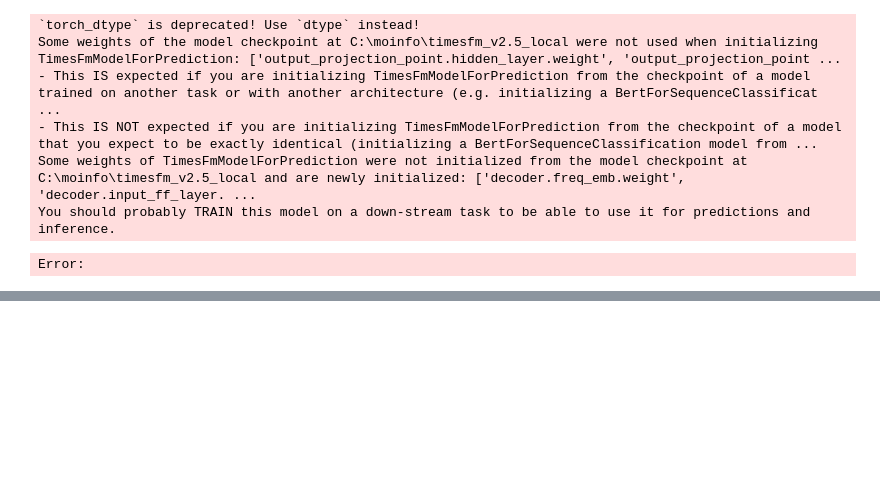
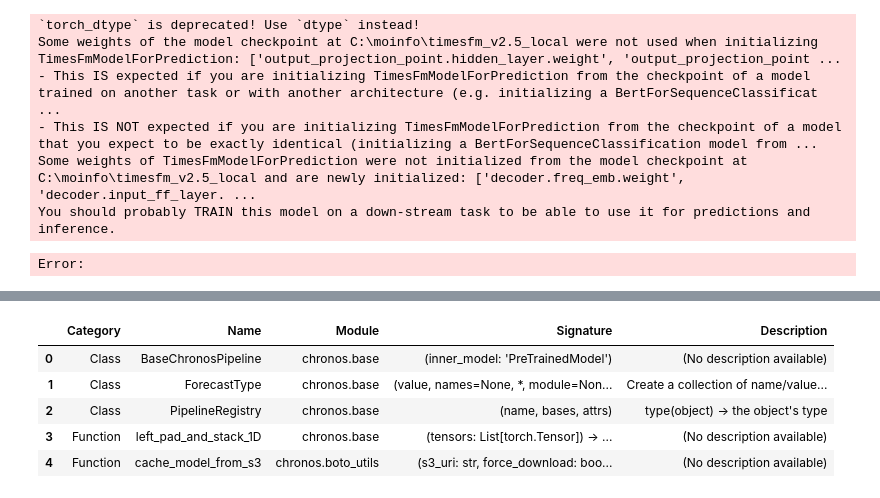
Before and after one commit to arumajirou/moinfo, a Jupyter notebook: moinfo.ipynb, the cells around one changed output, grey strips where cells are left out. Drawn from its saved outputs; the diff is of its cells as text; code cells hidden in the pictures; blank space fills up the shorter version.

```diff
--- a/moinfo.ipynb
+++ b/moinfo.ipynb
@@ -2390,0 +3259,91 @@ FineTuneConfig(model_path='C:\\moinfo\\timesfm_v2.5_local', csv_path='C:\\moinfo
+# %%
+import pkgutil
+import importlib
+import inspect
+import pandas as pd
+import chronos
+import os
+
+def discover_all_capabilities(library_module):
+    """
+    ライブラリ内の全ての公開クラス・関数を探索し、
+    その「機能（Docstring）」を一覧化して隠れた機能を発掘する。
+    """
+    catalog = []
+
+    # パッケージのパスを取得
+    # 注意: インストール環境によっては __path__ がリストの場合があるため対応
+    package_path = library_module.__path__
+    prefix = library_module.__name__ + "."
+
+    print(f"🚀 Exploring library: {library_module.__name__}...")
+
+    # 再帰的にモジュールを探索
+    for _, name, ispkg in pkgutil.walk_packages(package_path, prefix):
+        try:
+            module = importlib.import_module(name)
+
+            # モジュール内のメンバーを検査
+            for member_name, obj in inspect.getmembers(module):
+                # プライベートメンバと他所からのインポートを除外
+                if member_name.startswith("_"): continue
+
+                # クラスまたは関数のみ対象
+                if inspect.isclass(obj) or inspect.isfunction(obj):
+                    # そのライブラリ等で定義されたものに限定（外部ライブラリの除外）
+                    if hasattr(obj, '__module__') and obj.__module__ and obj.__module__.startswith(library_module.__name__):
+
+                        # Docstringの取得と整形
+                        doc = inspect.getdoc(obj)
+                        summary = doc.split('\n')[0] if doc else "(No description available)"
+
+                        # シグネチャ（引数定義）の取得
+                        try:
+                            sig = str(inspect.signature(obj))
+                        except (ValueError, TypeError):
+                            sig = "(...)"
+
+                        catalog.append({
+                            "Category": "Class" if inspect.isclass(obj) else "Function",
+                            "Name": member_name,
+                            "Module": name,
+                            "Signature": sig,  # 引数構成（機能の推測に有用）
+                            "Description": summary # 機能概要
+                        })
+        except ImportError:
+            continue
+        except Exception as e:
+            # 読み込みエラーは無視
+            pass
+
+    df = pd.DataFrame(catalog)
+    if not df.empty:
+        # 重複を除去（異なるモジュールでimportされている場合があるため）
+        df = df.drop_duplicates(subset=["Name", "Category"])
+        # 見やすいようにソート（モジュール順 -> 名前順）
+        df = df.sort_values(by=["Module", "Name"])
+
+    return df
+
+# --- 実行 & CSV保存 ---
+
+# 1. 探索実行
+df_catalog = discover_all_capabilities(chronos)
+
+if not df_catalog.empty:
+    # 2. CSVファイル名
+    output_filename = "chronos_capabilities.csv"
+
+    # 3. CSV出力 (utf-8-sig はExcelでの文字化けを防ぎます)
+    df_catalog.to_csv(output_filename, index=False, encoding='utf-8-sig')
+
+    print(f"\n✅ CSV Output Generated: {output_filename}")
+    print(f"📊 Total items found: {len(df_catalog)}")
+    print(f"📂 Location: {os.path.abspath(output_filename)}")
+
+    # (オプション) 上位5行を表示して確認
+    print("\n--- Preview (Top 5) ---")
+    display(df_catalog.head())
+else:
+    print("❌ No capabilities found. Please check if 'chronos' is installed correctly.")
+# %% [output]
@@ -2390,0 +3357,6 @@ FineTuneConfig(model_path='C:\\moinfo\\timesfm_v2.5_local', csv_path='C:\\moinfo
+|  | Category | Name | Module | Signature | Description |
+| 0 | Class | BaseChronosPipeline | chronos.base | (inner_model: 'PreTrainedModel') | (No description available) |
+| 1 | Class | ForecastType | chronos.base | (value, names=None, *, module=Non... | Create a collection of name/value... |
+| 2 | Class | PipelineRegistry | chronos.base | (name, bases, attrs) | type(object) -> the object's type |
+| 3 | Function | left_pad_and_stack_1D | chronos.base | (tensors: List[torch.Tensor]) -> ... | (No description available) |
+| 4 | Function | cache_model_from_s3 | chronos.boto_utils | (s3_uri: str, force_download: boo... | (No description available) |
```
Also changed, not shown: parts of 23 cells of this notebook, 14 other files.
